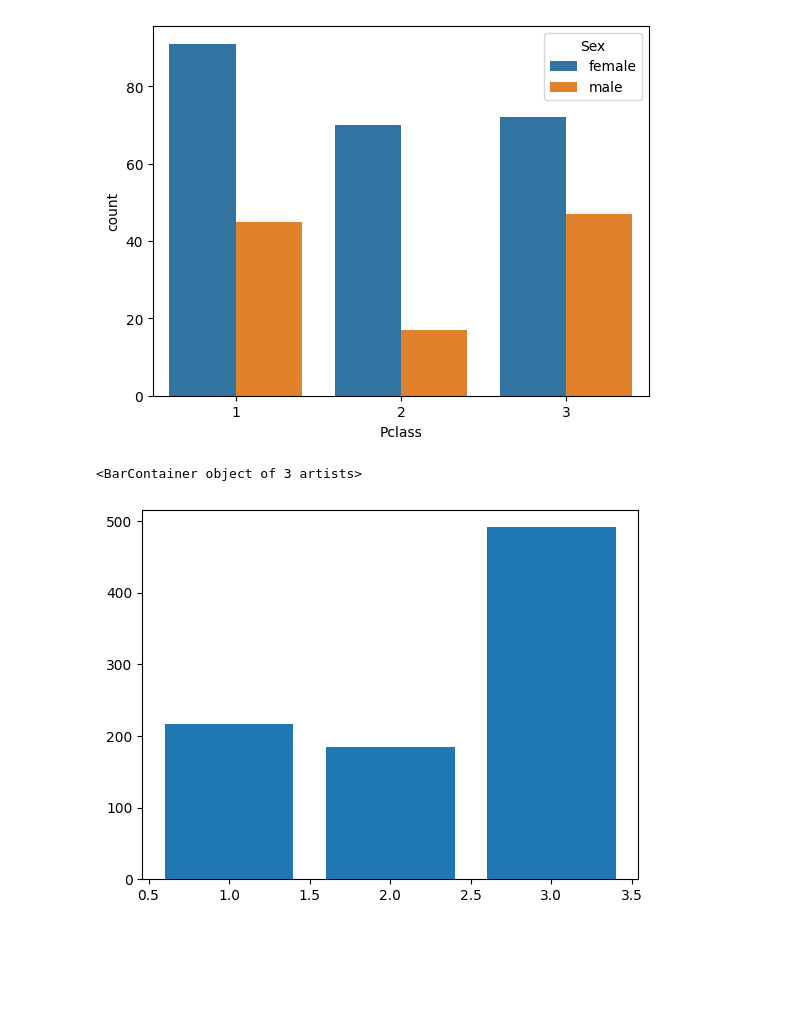
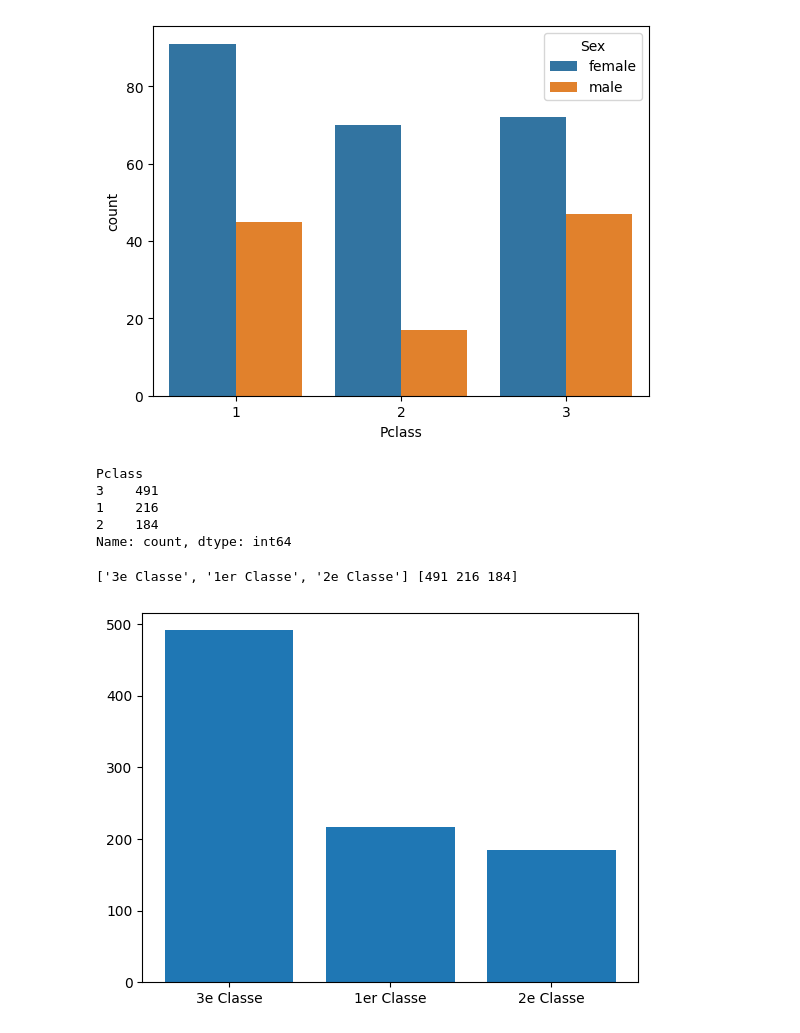
Before and after one commit to JWulfran/Python_for_Data_Science, a Jupyter notebook: EDA(Titanic_dataset).ipynb, the cells around one changed output. Drawn from its saved outputs; the diff is of its cells as text; code cells hidden in the pictures; blank space fills up the shorter version.

```diff
--- a/EDA(Titanic_dataset).ipynb
+++ b/EDA(Titanic_dataset).ipynb
@@ -202,8 +202,22 @@ sns.countplot(x="Pclass", data=s_df, hue="Sex")
 [figure]
 # %%
 Class = df.Pclass.value_counts()
+Class
+# %% [output]
+Pclass
+3    491
+1    216
+2    184
+Name: count, dtype: int64
-# %%
-plt.bar(Class.index, Class.values )
-# %% [output]
-<BarContainer object of 3 artists>
-[figure, removed]
+# %%
+x = ["3e Classe", "1er Classe", "2e Classe"]
+y = Class.values
+
+print(x,y)
+# %% [output]
+['3e Classe', '1er Classe', '2e Classe'] [491 216 184]
+# %%
+plt.bar(x,y)
+plt.show()
+# %% [output]
+[figure, added]
```
Also changed, not shown: parts of 5 cells of this notebook.
